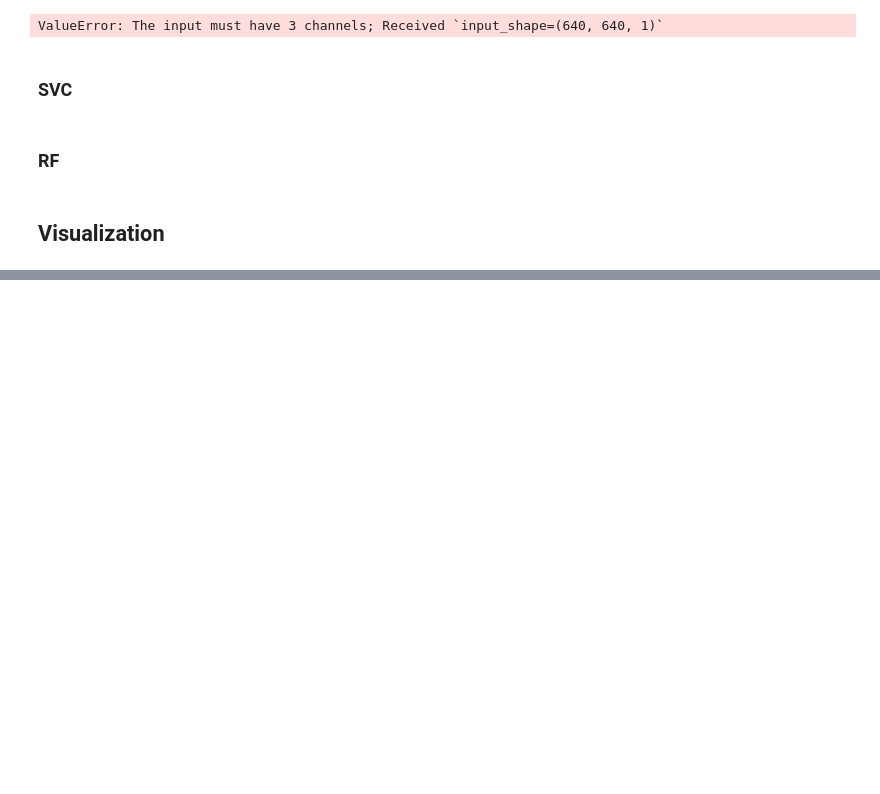
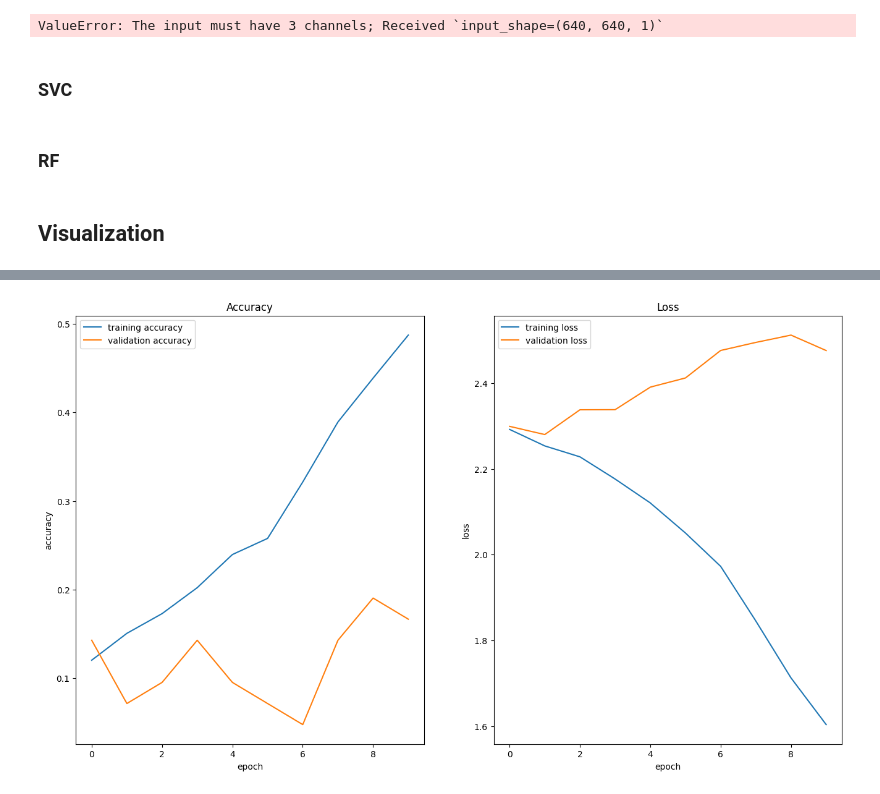
Before and after one commit to nicfarandi/BoneFractureDetection, a Jupyter notebook: Model.ipynb, the cells around one changed output, grey strips where cells are left out. Cells and saved outputs as stored; diff of their text form; code cells hidden in the pictures; blank space fills up the shorter version.

Commit message:
Update Model.ipynb
Try other model, Test using SIFT

```diff
--- a/Model.ipynb
+++ b/Model.ipynb
@@ -249,0 +282,9 @@ rf_accuracy = accuracy_score(y_test, rf_prediction)
+# %%
+X_test, X_val, y_test, y_val = train_test_split(X_test, y_test,
+                                            	test_size=0.3,
+                                            	random_state=42)
+# %%
+num_classes = len(class_list)
+y_test = tf.keras.utils.to_categorical(y_test, num_classes)
+y_train = tf.keras.utils.to_categorical(y_train, num_classes)
+y_val = tf.keras.utils.to_categorical(y_val, num_classes)
@@ -249,0 +328,3 @@ rf_accuracy = accuracy_score(y_test, rf_prediction)
+# %%
+model.compile(optimizer='adam', loss='categorical_crossentropy', metrics=['accuracy'])
+history = model.fit(X_train, y_train, epochs=10, batch_size=64, validation_data=(X_val, y_val), callbacks=tf.keras.callbacks.EarlyStopping("val_loss", patience = 10))
@@ -249,0 +384,21 @@ rf_accuracy = accuracy_score(y_test, rf_prediction)
+# %%
+plt.figure(figsize=(16,9))
+plt.subplot(1,2,1)
+plt.title("Accuracy")
+plt.plot(history.history['accuracy'], label='training accuracy')
+plt.plot(history.history['val_accuracy'], label='validation accuracy')
+plt.legend()
+plt.xlabel("epoch")
+plt.ylabel("accuracy")
+
+plt.subplot(1,2,2)
+plt.title("Loss")
+plt.plot(history.history['loss'], label='training loss')
+plt.plot(history.history['val_loss'], label='validation loss')
+plt.legend()
+plt.xlabel("epoch")
+plt.ylabel("loss")
+
+plt.show()
+# %% [output]
+[figure, added]
```
Also changed, not shown: parts of 12 cells of this notebook.
